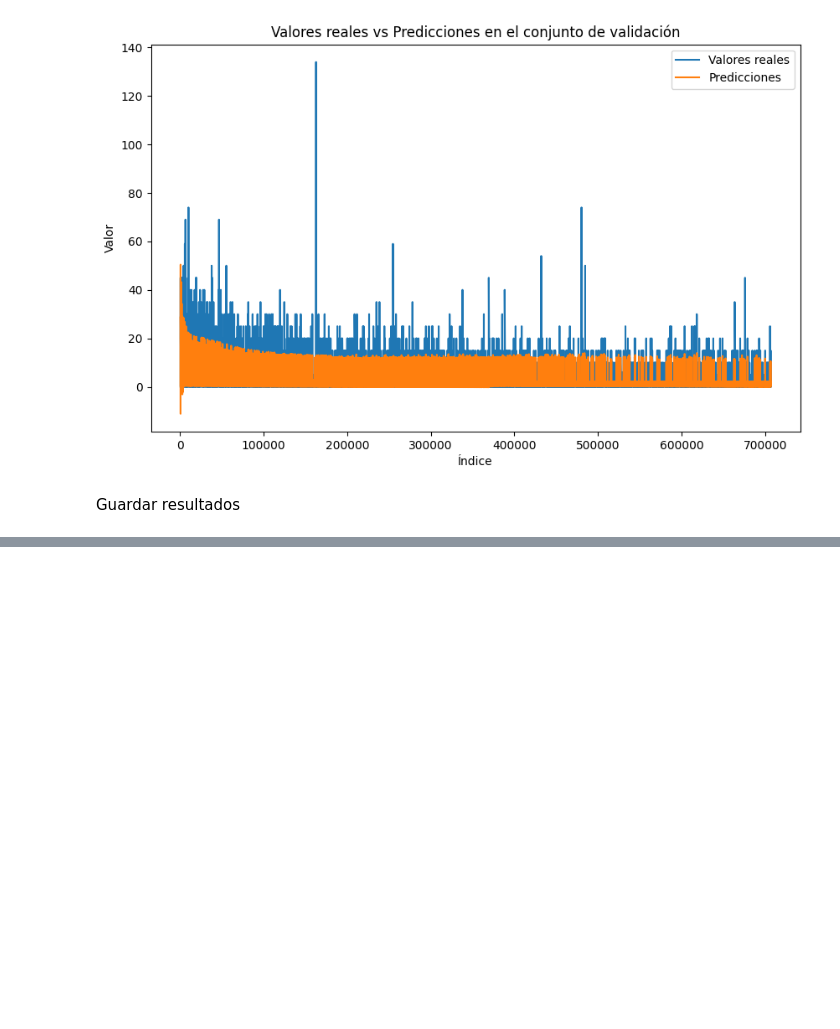
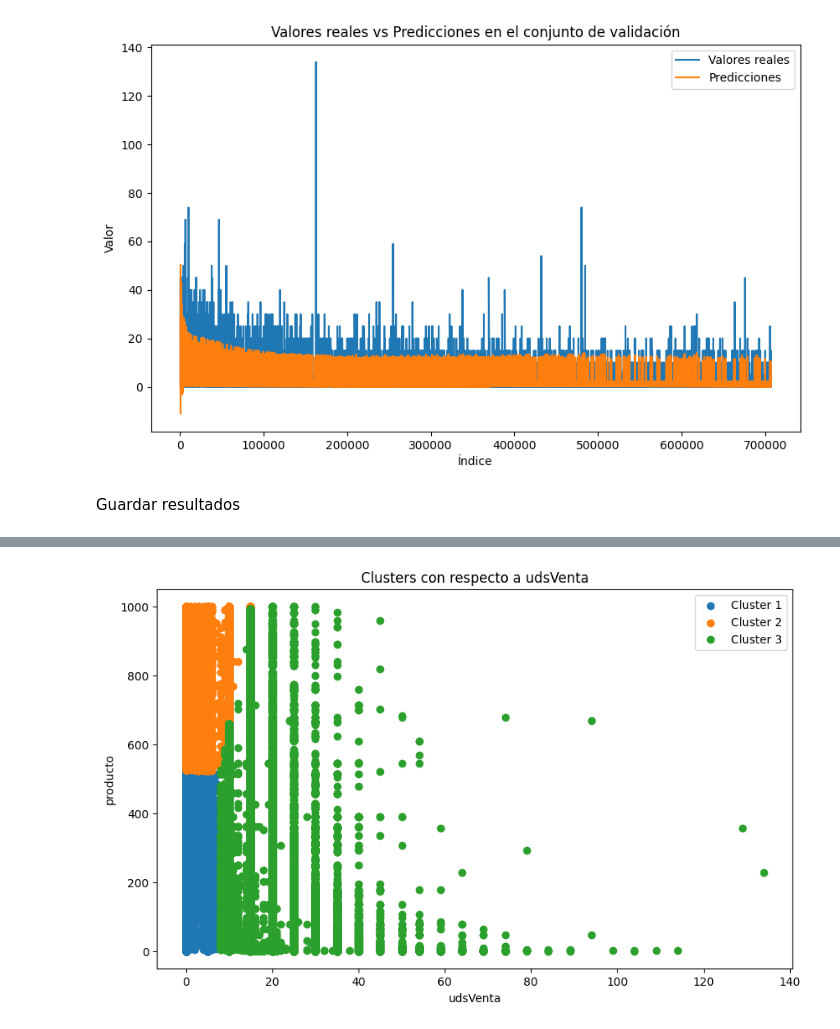
Before and after one commit to sebascm/TFM_Source_Code, a Jupyter notebook: TFM_v4_EDA_Model_Train_ROTURAS.ipynb, the cells around one changed output, grey strips where cells are left out. Cells and saved outputs as stored; diff of their text form; code cells hidden in the pictures; blank space fills up the shorter version.

```diff
--- a/TFM_v4_EDA_Model_Train_ROTURAS.ipynb
+++ b/TFM_v4_EDA_Model_Train_ROTURAS.ipynb
@@ -2008,0 +2053,28 @@ pd.DataFrame(predicciones_validacion).to_csv(ruta_pred_val)
+# %%
+import matplotlib.pyplot as plt
+from sklearn.cluster import KMeans
+
+# Ajustar el modelo KMeans con el número óptimo de clusters
+k_optimo = 3  # Debes cambiar esto con el valor óptimo determinado por el método del codo
+kmeans = KMeans(n_clusters=k_optimo, random_state=42)
+kmeans.fit(features_scaled)  # Suponiendo que "features_scaled" es tu conjunto de datos escalados
+
+# Obtener las etiquetas de cluster asignadas a cada punto
+cluster_labels = kmeans.labels_
+
+# Agregar las etiquetas de cluster al dataframe original
+data_ventas_stock_calendario_out['cluster'] = cluster_labels
+
+# Gráfico de los clusters con respecto a udsVenta
+plt.figure(figsize=(10, 6))
+for i in range(k_optimo):
+    cluster_data = data_ventas_stock_calendario[data_ventas_stock_calendario_out['cluster'] == i]
+    plt.scatter(cluster_data['udsVenta'], cluster_data['producto'], label=f'Cluster {i+1}')
+
+plt.xlabel('udsVenta')
+plt.ylabel('producto')
+plt.title('Clusters con respecto a udsVenta')
+plt.legend()
+plt.show()
+# %% [output]
+[figure, added]
```
Also changed, not shown: parts of 77 cells of this notebook.
